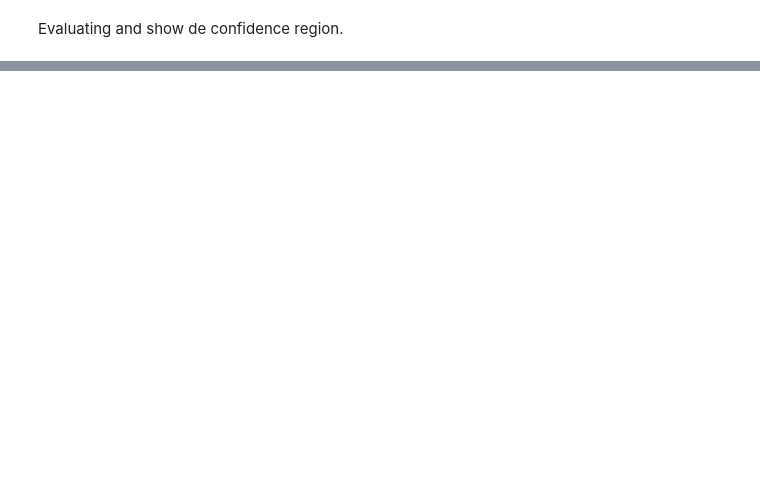
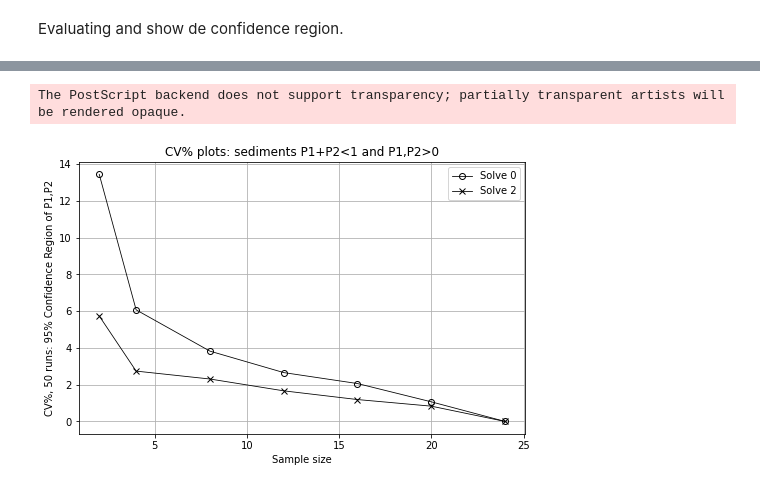
Before and after one commit to tiagoburiol/Fingerprinting, a Jupyter notebook: quick_start.ipynb, the cells around one changed output, grey strips where cells are left out. Saved outputs shown, nothing was run; the diff lists cells and outputs as text; code cells hidden in the pictures; blank space fills up the shorter version.

```diff
--- a/quick_start.ipynb
+++ b/quick_start.ipynb
@@ -92,0 +66,8 @@ plt.show()
+# %%
+# Run multiples times and store for each
+# number of resample in nYs list and store
+# the coeficient of variation CVYs
+
+nYs = [2,4,8,12,16,20,24]
+
+Ycv0, Ycv1, Ycv2 = fp.multi_runs(50, nYs,nD,nE,nL)
@@ -92,0 +92,32 @@ plt.show()
+# %%
+X1_0 = nYs.copy()
+Y1_0 = Ycv0.copy()
+
+X1_1 = nYs.copy()
+Y1_1 = Ycv1.copy()
+
+X1_2 = nYs.copy()
+Y1_2 = Ycv2.copy()
+# %%
+import matplotlib.pyplot as plt
+
+fig = plt.figure(figsize=(8, 5))
+plt.plot(X1_0, Y1_0, "ko-",
+         #X1_1, Y1_1, "ks-",
+         X1_2, Y1_2, "kx-",
+        fillstyle='none',
+        linewidth=0.8)
+#plt.plot(X1, Y1, "o-", )
+plt.title('CV% plots: sediments P1+P2<1 and P1,P2>0')
+plt.xlabel('Sample size')
+plt.ylabel('CV%, 50 runs: 95% Confidence Region of P1,P2')
+plt.legend(['Solve 0',
+            #'Solve 1',
+            'Solve 2'], loc='upper right')
+plt.savefig('P1+P2<1_and_P1,P2>0.eps')
+
+plt.grid()
+plt.show()
+# %% [output]
+The PostScript backend does not support transparency; partially transparent artists will be rendered opaque.
+[figure, added]
```
Also changed, not shown: parts of 17 cells of this notebook.
